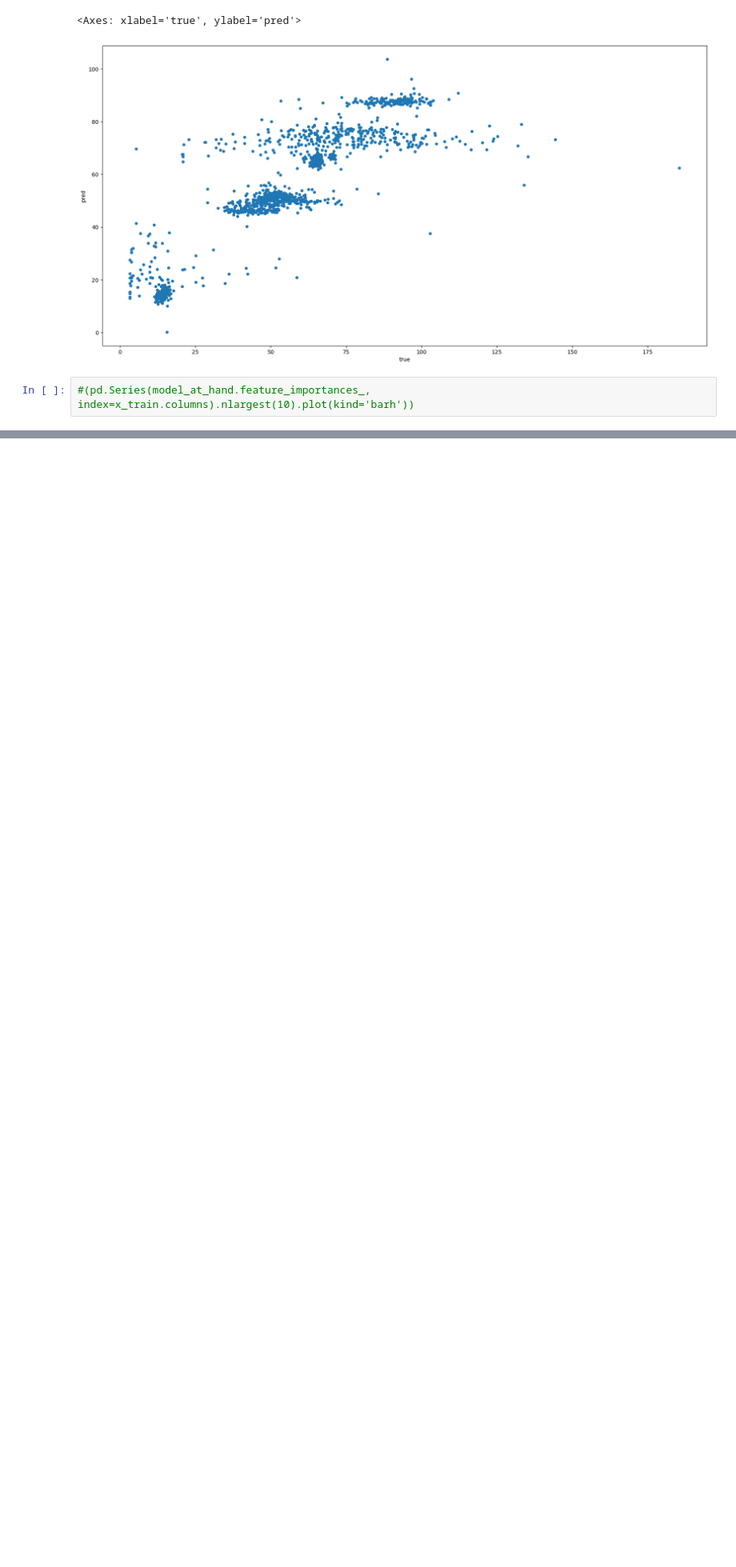
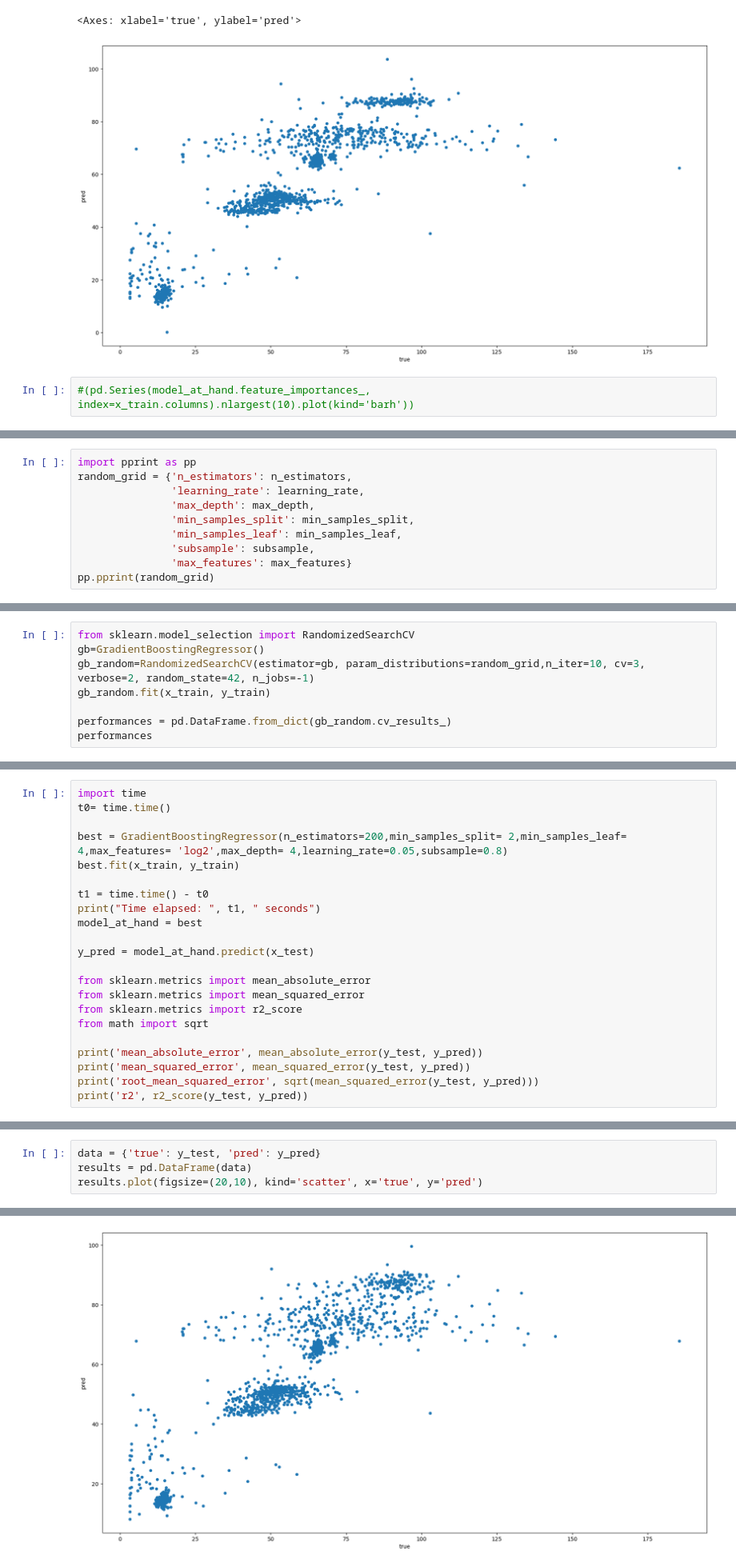
Before and after one commit to safwatnusrat/taxi_analysis, a Jupyter notebook: presentable notebook.ipynb, the cells around one changed output, grey strips where cells are left out. Shown at 80% size. Cells and saved outputs as stored; diff of their text form; blank space fills up the shorter version.

```diff
--- a/presentable notebook.ipynb
+++ b/presentable notebook.ipynb
@@ -808,0 +817,10 @@ result.plot(figsize=(20,10),kind="scatter",x='true',y='pred')
+# %%
+import pprint as pp
+random_grid = {'n_estimators': n_estimators,
+               'learning_rate': learning_rate,
+               'max_depth': max_depth,
+               'min_samples_split': min_samples_split,
+               'min_samples_leaf': min_samples_leaf,
+               'subsample': subsample,
+               'max_features': max_features}
+pp.pprint(random_grid)
@@ -808,0 +835,8 @@ result.plot(figsize=(20,10),kind="scatter",x='true',y='pred')
+# %%
+from sklearn.model_selection import RandomizedSearchCV
+gb=GradientBoostingRegressor()
+gb_random=RandomizedSearchCV(estimator=gb, param_distributions=random_grid,n_iter=10, cv=3, verbose=2, random_state=42, n_jobs=-1)
+gb_random.fit(x_train, y_train)
+
+performances = pd.DataFrame.from_dict(gb_random.cv_results_)
+performances
@@ -808,0 +883,22 @@ result.plot(figsize=(20,10),kind="scatter",x='true',y='pred')
+# %%
+import time
+t0= time.time()
+
+best = GradientBoostingRegressor(n_estimators=200,min_samples_split= 2,min_samples_leaf= 4,max_features= 'log2',max_depth= 4,learning_rate=0.05,subsample=0.8)
+best.fit(x_train, y_train)
+
+t1 = time.time() - t0
+print("Time elapsed: ", t1, " seconds")
+model_at_hand = best
+
+y_pred = model_at_hand.predict(x_test)
+
+from sklearn.metrics import mean_absolute_error
+from sklearn.metrics import mean_squared_error
+from sklearn.metrics import r2_score
+from math import sqrt
+
+print('mean_absolute_error', mean_absolute_error(y_test, y_pred))
+print('mean_squared_error', mean_squared_error(y_test, y_pred))
+print('root_mean_squared_error', sqrt(mean_squared_error(y_test, y_pred)))
+print('r2', r2_score(y_test, y_pred))
@@ -808,0 +911,5 @@ result.plot(figsize=(20,10),kind="scatter",x='true',y='pred')
+# %%
+data = {'true': y_test, 'pred': y_pred}
+results = pd.DataFrame(data)
+results.plot(figsize=(20,10), kind='scatter', x='true', y='pred')
+# %% [output]
@@ -808,0 +917 @@ result.plot(figsize=(20,10),kind="scatter",x='true',y='pred')
+[figure, added]
```
Also changed, not shown: parts of 14 cells of this notebook.
